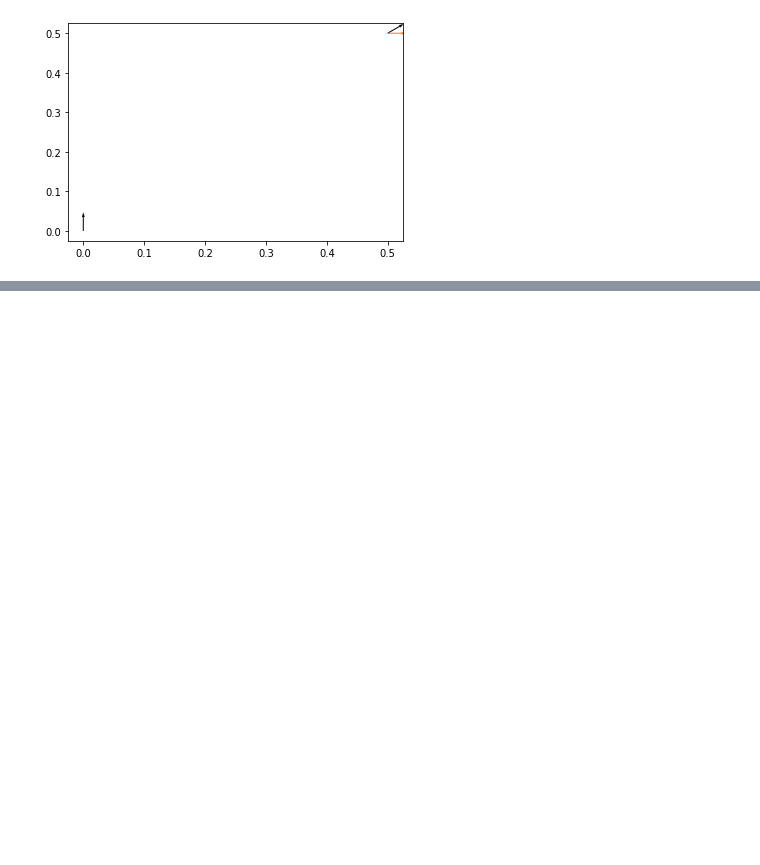
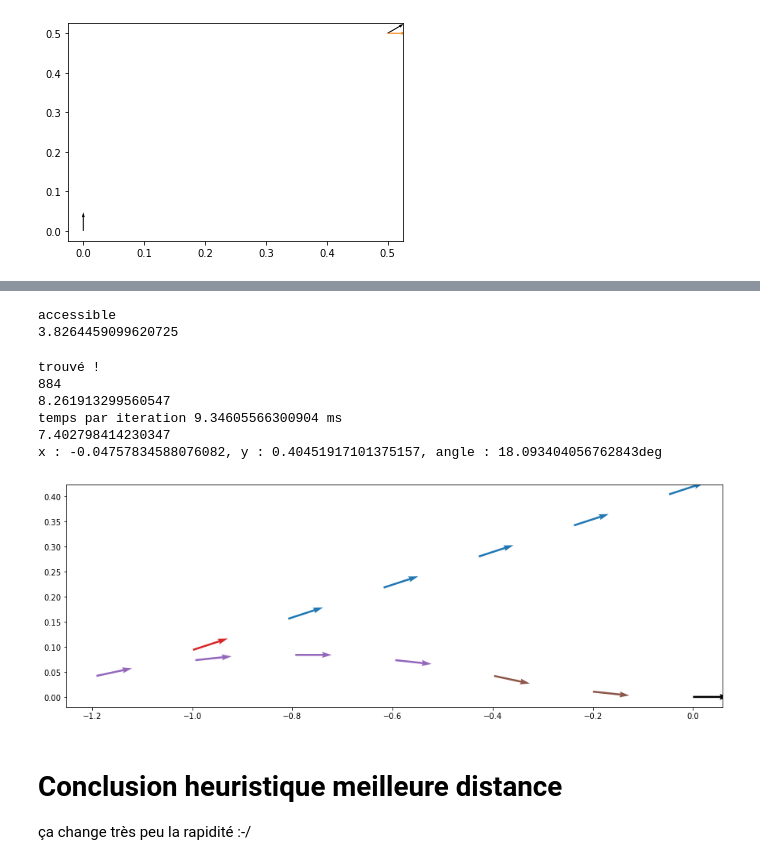
Before and after one commit to faistos18/manoeuvres, a Jupyter notebook: manoeuvres.ipynb, the cells around one changed output, grey strips where cells are left out. Cells and saved outputs as stored; diff of their text form; code cells hidden in the pictures; blank space fills up the shorter version.

```diff
--- a/manoeuvres.ipynb
+++ b/manoeuvres.ipynb
@@ -580,0 +611,44 @@ def heuristiqueDistance(pointAngle, butPointAngle, rayonBraquage):
+# %%
+# test
+result = heuristiqueDistance(PointAngle(0, 0, 0), PointAngle(0, 3, 0), 1)
+print(result)
+# %% [output]
+accessible
+3.8264459099620725
+# %%
+debut = time.time()
+(resultat, nombre_iterations, pointsAChercher, pointsDejaCherchés, temps) = chercherMeilleureManoeuvre(PointAngle(0, 0.5, 0),
+                               fonctionButAtteint = butAtteint,
+                               fonctionHeuristique = heuristique,
+                               pas = 0.2,
+                               rayonBraquage = 1.90,
+                               toleranceXY = pas * 1.2,
+                               toleranceAngle = 20/180*math.pi,
+                               limite = 2000,
+                               log = False)
+fin = time.time()
+
+print(nombre_iterations)
+print( fin -debut)
+print("temps par iteration " + str(  (fin - debut) / (nombre_iterations+0.00001) * 1000) + " ms")
+print(temps)
+if resultat != None:
+    print(resultat)
+    afficherResultat(resultat)
+else:
+    plt.figure(figsize=(10,10))
+    plt.gca().set_aspect('equal', adjustable='box')
+    for pa in pointsDejaCherchés:
+        afficherResultat(pa, plusieurs = True)
+# %% [output]
+trouvé !
+884
+8.261913299560547
+temps par iteration 9.34605566300904 ms
+7.402798414230347
+x : -0.04757834588076082, y : 0.40451917101375157, angle : 18.093404056762843deg
+[figure, added]
+# %% [markdown]
+# Conclusion heuristique meilleure distance
+
+ça change très peu la rapidité :-/
```
Also changed, not shown: parts of 11 cells of this notebook, 2 other files.
